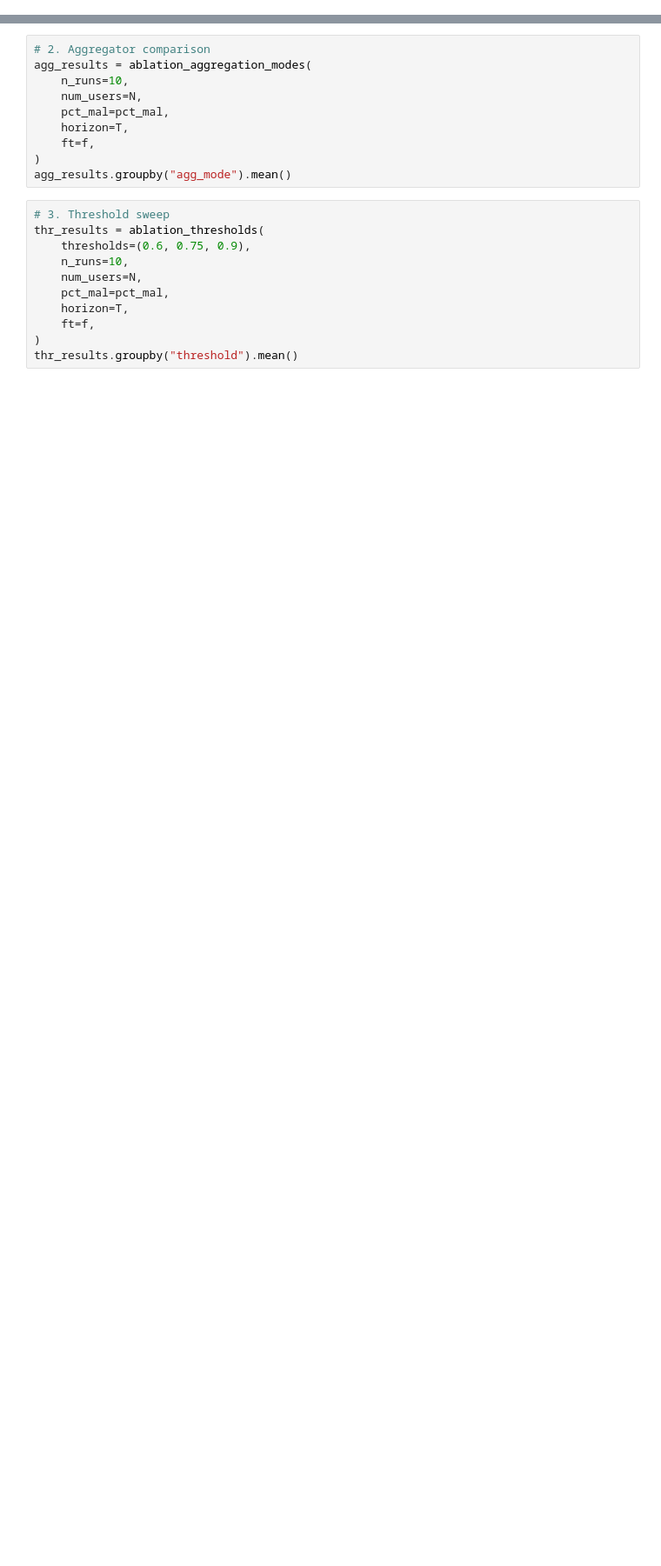
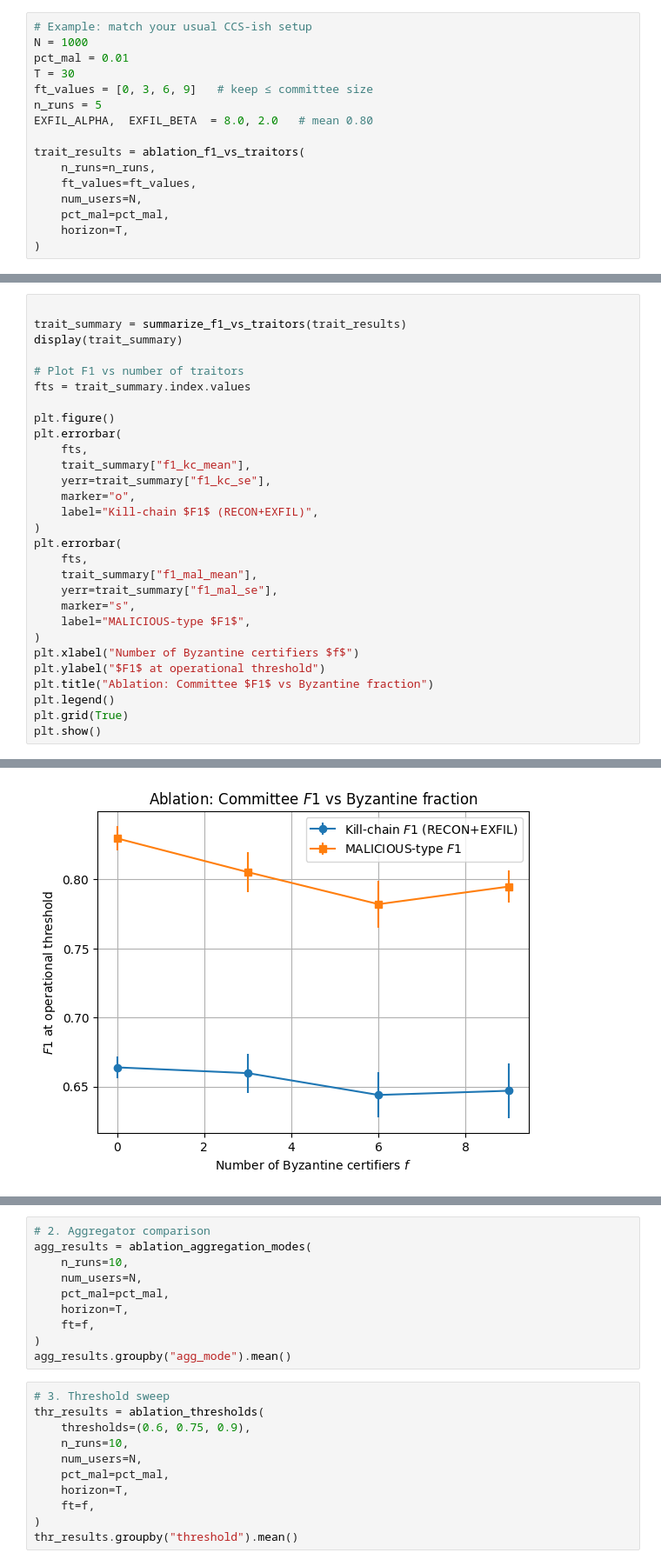
Before and after one commit to javedmshah/btce_insiderthreatmodel, a Jupyter notebook: project/deeper_sim_behavior.ipynb, the cells around one changed output, grey strips where cells are left out. Shown at 87% size. Saved outputs shown, nothing was run; the diff lists cells and outputs as text; blank space fills up the shorter version.

```diff
--- a/project/deeper_sim_behavior.ipynb
+++ b/project/deeper_sim_behavior.ipynb
@@ -1283,0 +2000,16 @@ def run_single_simulation(
+# %%
+# Example: match your usual CCS-ish setup
+N = 1000
+pct_mal = 0.01
+T = 30
+ft_values = [0, 3, 6, 9]   # keep ≤ committee size
+n_runs = 5
+EXFIL_ALPHA,  EXFIL_BETA  = 8.0, 2.0   # mean 0.80
+
+trait_results = ablation_f1_vs_traitors(
+    n_runs=n_runs,
+    ft_values=ft_values,
+    num_users=N,
+    pct_mal=pct_mal,
+    horizon=T,
+)
@@ -1283,0 +2037,30 @@ def run_single_simulation(
+# %%
+
+trait_summary = summarize_f1_vs_traitors(trait_results)
+display(trait_summary)
+
+# Plot F1 vs number of traitors
+fts = trait_summary.index.values
+
+plt.figure()
+plt.errorbar(
+    fts,
+    trait_summary["f1_kc_mean"],
+    yerr=trait_summary["f1_kc_se"],
+    marker="o",
+    label="Kill-chain $F1$ (RECON+EXFIL)",
+)
+plt.errorbar(
+    fts,
+    trait_summary["f1_mal_mean"],
+    yerr=trait_summary["f1_mal_se"],
+    marker="s",
+    label="MALICIOUS-type $F1$",
+)
+plt.xlabel("Number of Byzantine certifiers $f$")
+plt.ylabel("$F1$ at operational threshold")
+plt.title("Ablation: Committee $F1$ vs Byzantine fraction")
+plt.legend()
+plt.grid(True)
+plt.show()
+# %% [output]
@@ -1283,0 +2073 @@ def run_single_simulation(
+[figure, added]
```
Also changed, not shown: parts of 17 cells of this notebook, 4 other files.
